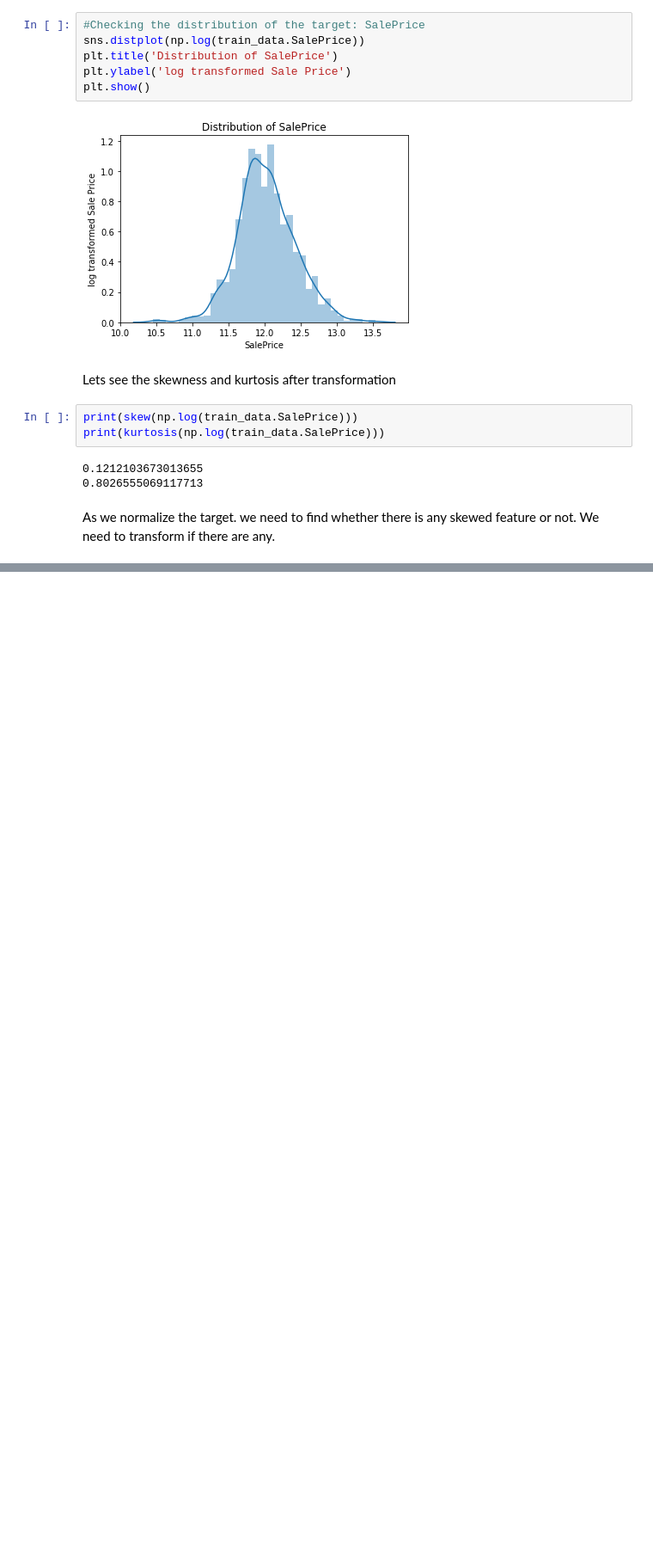
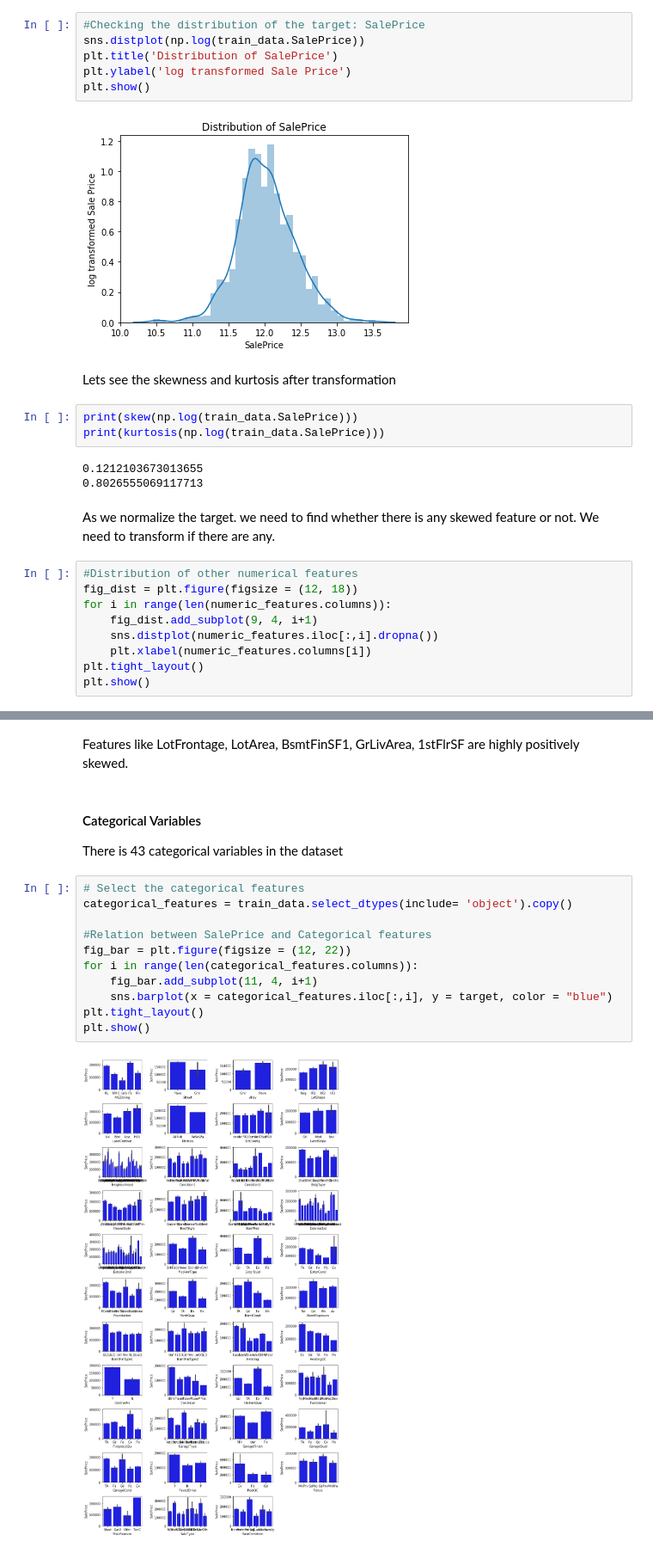
Before and after one commit to emuhsina/house_price_prediction, a Jupyter notebook: notebook.ipynb, the cells around one changed output, grey strips where cells are left out. Shown at 86% size. Saved outputs shown, nothing was run; the diff lists cells and outputs as text; blank space fills up the shorter version.

Commit message:
preprocessing and training

```diff
--- a/notebook.ipynb
+++ b/notebook.ipynb
@@ -122,3 +131,12 @@ print(kurtosis(np.log(train_data.SalePrice)))
 0.8026555069117713
 # %% [markdown]
 As we normalize the target. we need to find whether there is any skewed feature or not. We need to transform if there are any.
+# %%
+#Distribution of other numerical features
+fig_dist = plt.figure(figsize = (12, 18))
+for i in range(len(numeric_features.columns)):
+    fig_dist.add_subplot(9, 4, i+1)
+    sns.distplot(numeric_features.iloc[:,i].dropna())
+    plt.xlabel(numeric_features.columns[i])
+plt.tight_layout()
+plt.show()
@@ -124,0 +145,18 @@ As we normalize the target. we need to find whether there is any skewed feature
+# %% [markdown]
+Features like LotFrontage, LotArea, BsmtFinSF1, GrLivArea, 1stFlrSF are highly positively skewed.
+# %% [markdown]
+#### Categorical Variables
+There is 43 categorical variables in the dataset
+# %%
+# Select the categorical features
+categorical_features = train_data.select_dtypes(include= 'object').copy()
+
+#Relation between SalePrice and Categorical features
+fig_bar = plt.figure(figsize = (12, 22))
+for i in range(len(categorical_features.columns)):
+    fig_bar.add_subplot(11, 4, i+1)
+    sns.barplot(x = categorical_features.iloc[:,i], y = target, color = "blue")
+plt.tight_layout()
+plt.show()
+# %% [output]
+[figure, added]
```
Also changed, not shown: parts of 63 cells of this notebook.
